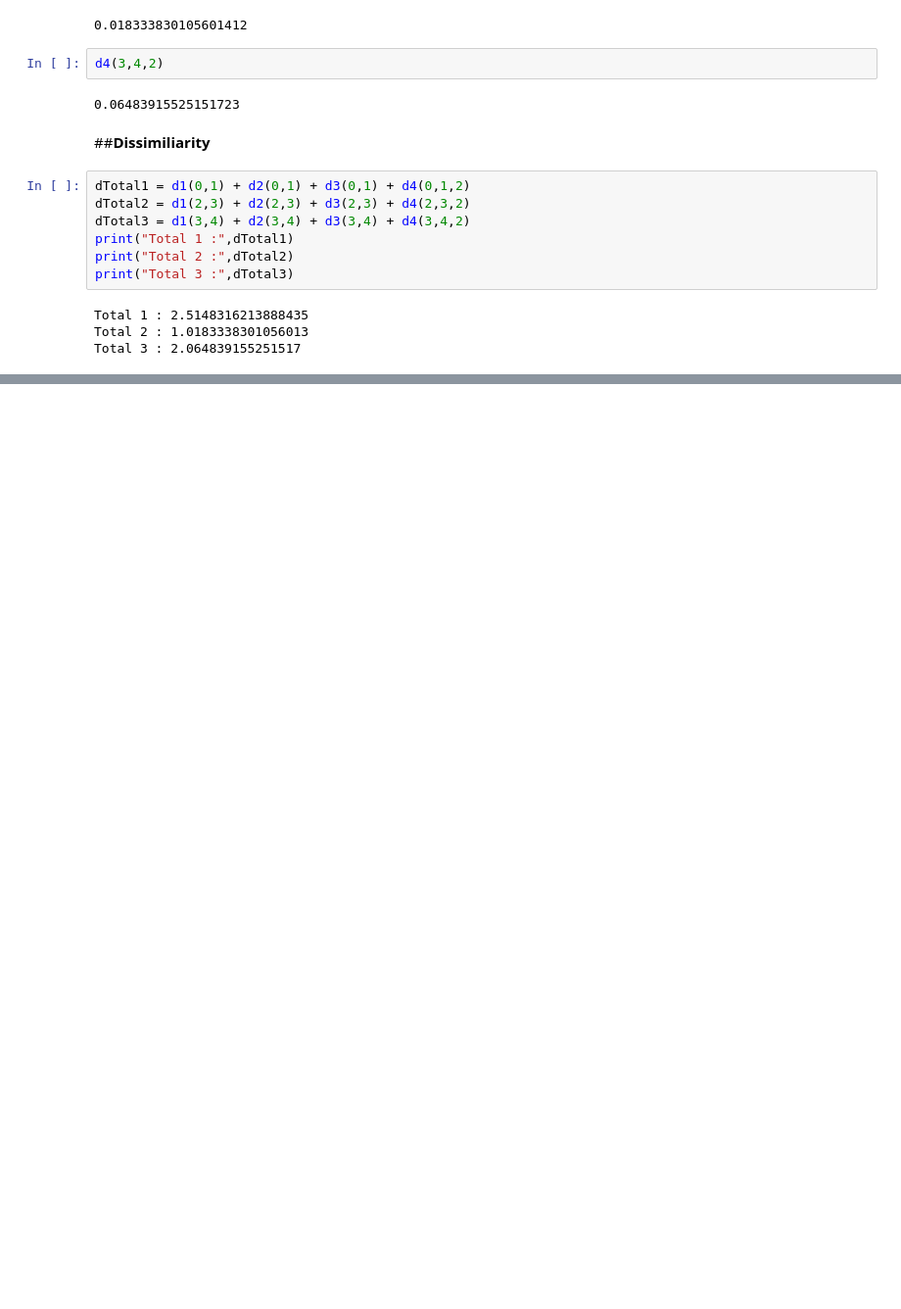
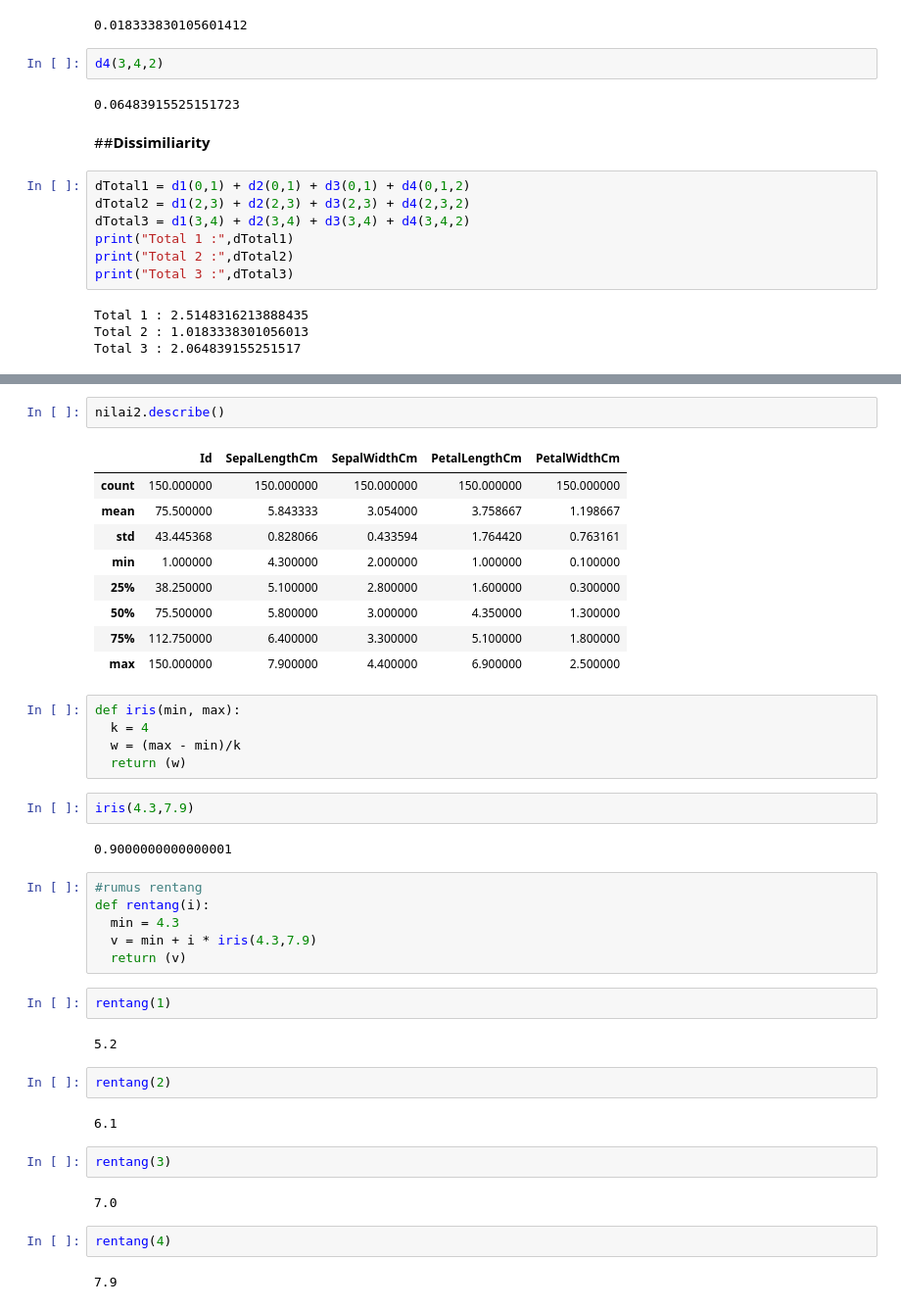
Before and after one commit to ZuniAmandaDewi/datamining, a Jupyter notebook: _sources/notebooks.ipynb, the cells around one changed output, grey strips where cells are left out. Shown: that part at 98% size. Drawn from its saved outputs; the diff is of its cells as text; blank space fills up the shorter version.

```diff
--- a/_sources/notebooks.ipynb
+++ b/_sources/notebooks.ipynb
@@ -228,0 +259,43 @@ Total 3 : 2.064839155251517
+# %%
+nilai2.describe()
+# %% [output]
+|  | Id | SepalLengthCm | SepalWidthCm | PetalLengthCm | PetalWidthCm |
+| count | 150.000000 | 150.000000 | 150.000000 | 150.000000 | 150.000000 |
+| mean | 75.500000 | 5.843333 | 3.054000 | 3.758667 | 1.198667 |
+| std | 43.445368 | 0.828066 | 0.433594 | 1.764420 | 0.763161 |
+| min | 1.000000 | 4.300000 | 2.000000 | 1.000000 | 0.100000 |
+| 25% | 38.250000 | 5.100000 | 2.800000 | 1.600000 | 0.300000 |
+| 50% | 75.500000 | 5.800000 | 3.000000 | 4.350000 | 1.300000 |
+| 75% | 112.750000 | 6.400000 | 3.300000 | 5.100000 | 1.800000 |
+| max | 150.000000 | 7.900000 | 4.400000 | 6.900000 | 2.500000 |
+# %%
+def iris(min, max):
+  k = 4
+  w = (max - min)/k
+  return (w)
+# %%
+iris(4.3,7.9)
+# %% [output]
+0.9000000000000001
+# %%
+#rumus rentang
+def rentang(i):
+  min = 4.3
+  v = min + i * iris(4.3,7.9)
+  return (v)
+# %%
+rentang(1)
+# %% [output]
+5.2
+# %%
+rentang(2)
+# %% [output]
+6.1
+# %%
+rentang(3)
+# %% [output]
+7.0
+# %%
+rentang(4)
+# %% [output]
+7.9
```
Also changed, not shown: parts of 8 cells of this notebook, 2 other files.
